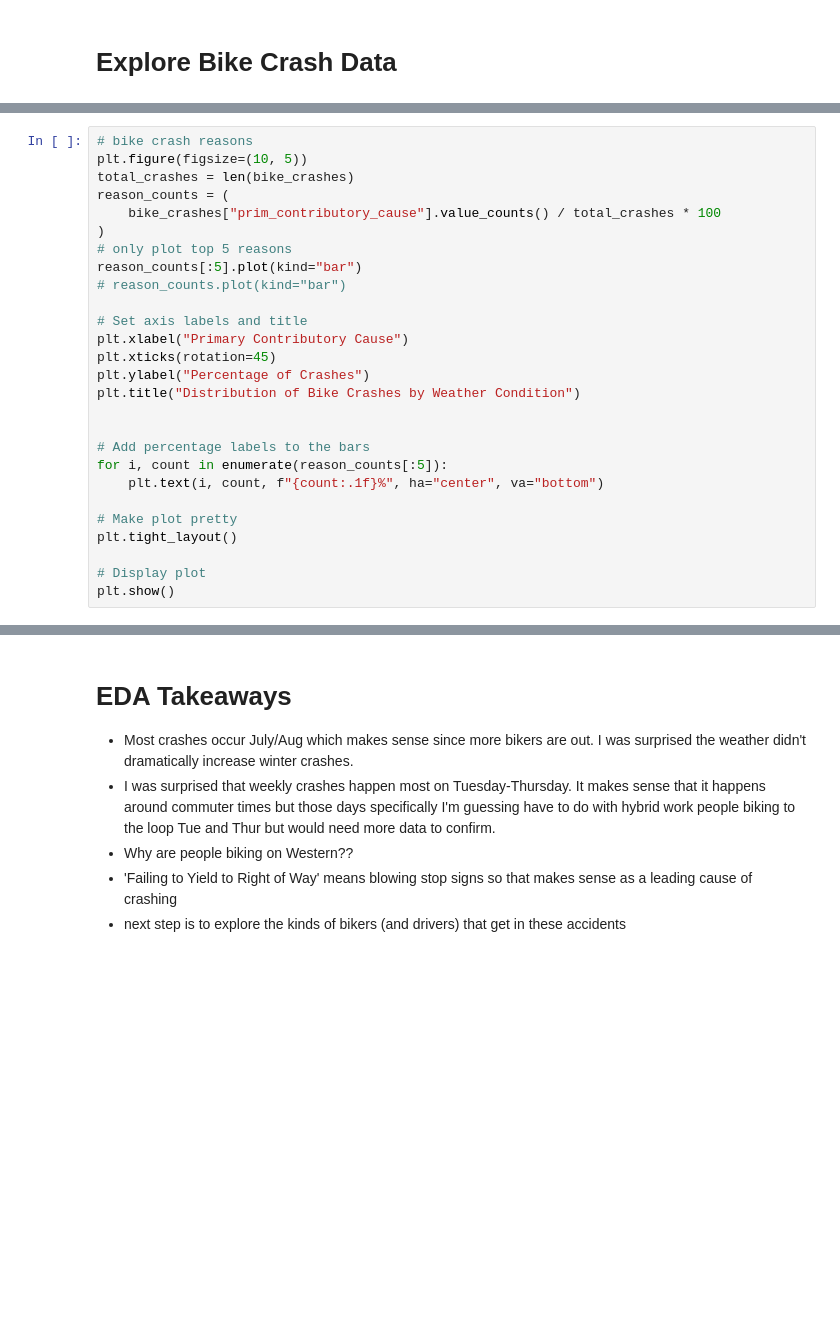
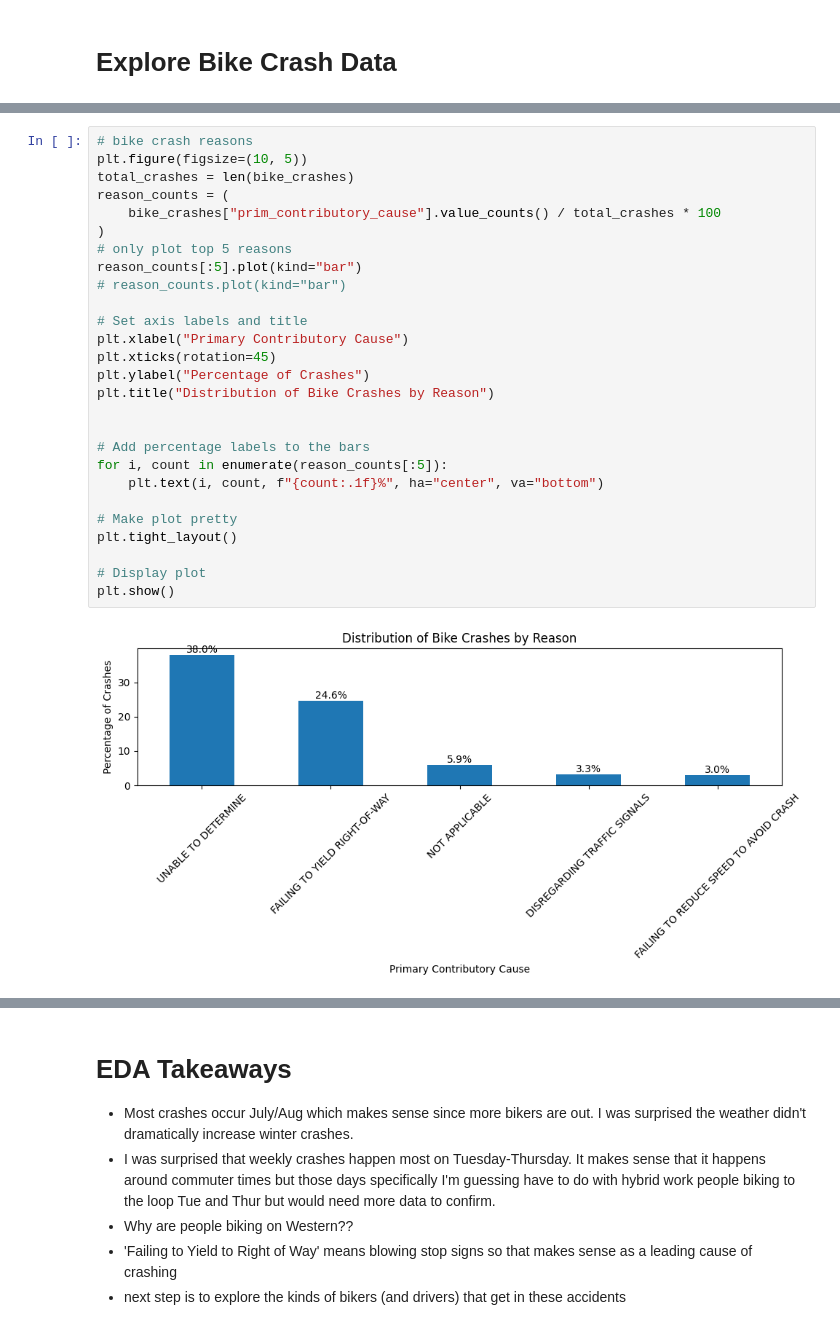
Before and after one commit to benbav/bike_crashes_ML, a Jupyter notebook: bike_crashes.ipynb, the cells around one changed output, grey strips where cells are left out. Drawn from its saved outputs; the diff is of its cells as text; blank space fills up the shorter version.

```diff
--- a/bike_crashes.ipynb
+++ b/bike_crashes.ipynb
@@ -168,30 +181,32 @@ plt.show()
 # %%
 # bike crash reasons
 plt.figure(figsize=(10, 5))
 total_crashes = len(bike_crashes)
 reason_counts = (
     bike_crashes["prim_contributory_cause"].value_counts() / total_crashes * 100
 )
 # only plot top 5 reasons
 reason_counts[:5].plot(kind="bar")
 # reason_counts.plot(kind="bar")
 
 # Set axis labels and title
 plt.xlabel("Primary Contributory Cause")
 plt.xticks(rotation=45)
 plt.ylabel("Percentage of Crashes")
-plt.title("Distribution of Bike Crashes by Weather Condition")
+plt.title("Distribution of Bike Crashes by Reason")
 
 
 # Add percentage labels to the bars
 for i, count in enumerate(reason_counts[:5]):
     plt.text(i, count, f"{count:.1f}%", ha="center", va="bottom")
 
 # Make plot pretty
 plt.tight_layout()
 
 # Display plot
 plt.show()
+# %% [output]
+[figure, added]
 # %%
 # most dangerous streets
 plt.figure(figsize=(10, 5))
```
Also changed, not shown: parts of 11 cells of this notebook.
